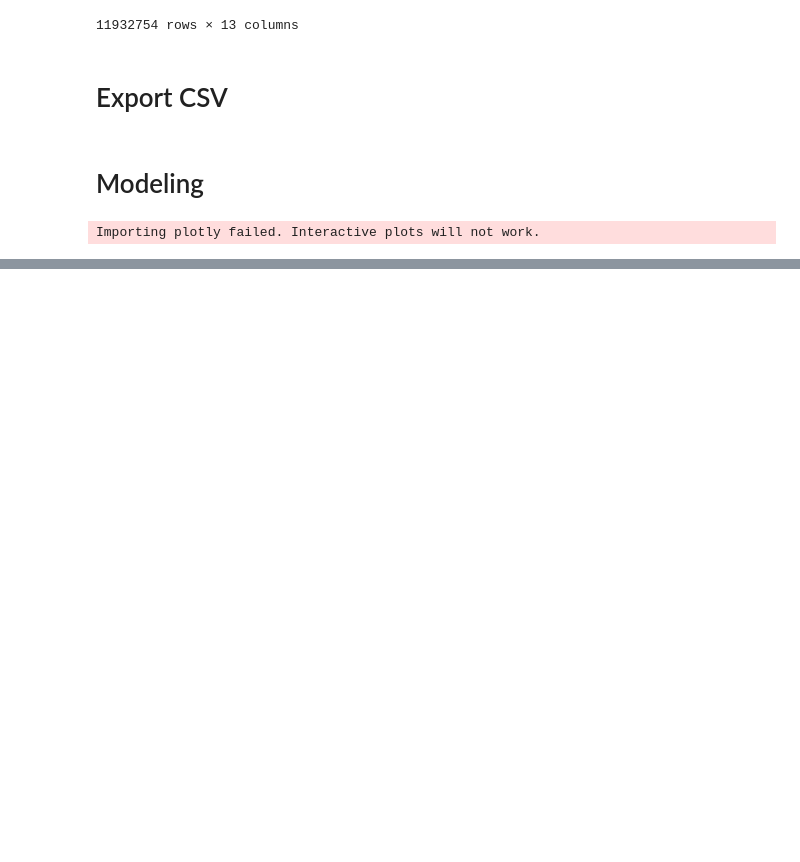
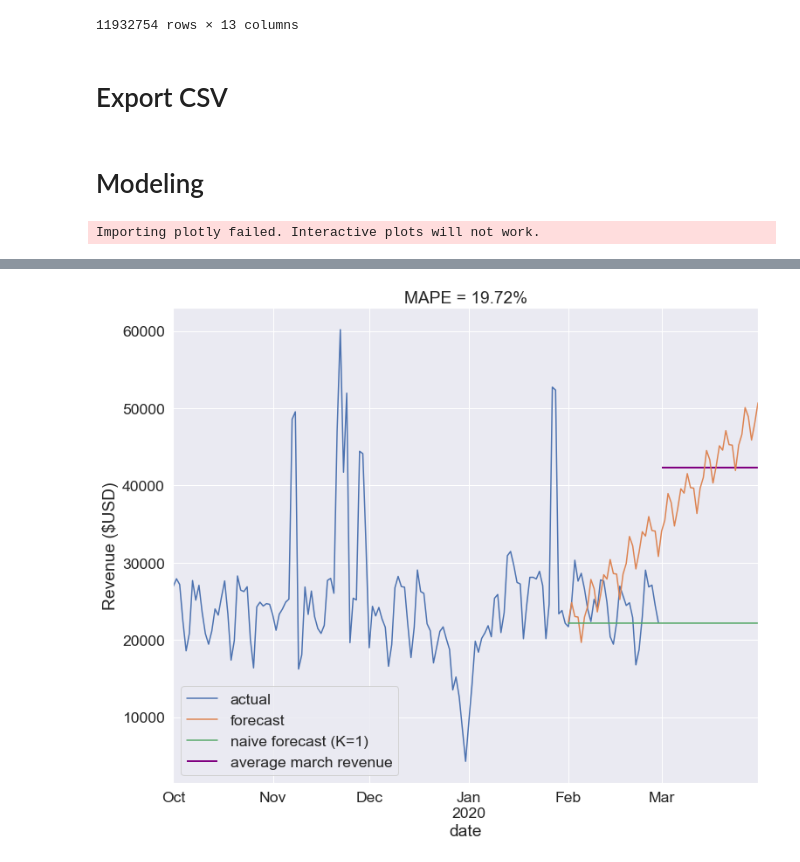
Before and after one commit to jerazo1744/JaquelinErazo-FinalCapstone, a Jupyter notebook: FinalCapstone.ipynb, the cells around one changed output, grey strips where cells are left out. Cells and saved outputs as stored; diff of their text form; code cells hidden in the pictures; blank space fills up the shorter version.

Commit message:
modeling updated

```diff
--- a/FinalCapstone.ipynb
+++ b/FinalCapstone.ipynb
@@ -520,0 +552,24 @@ ValueError: Could not infer explicit frequency. Observed frequencies: none. Is S
+# %%
+def eval_model(model):
+    naive_model = NaiveSeasonal(K=1)
+    naive_model.fit(train)
+    naive_forecast = naive_model.predict(60)
+    model.fit(train)
+    forecast = model.predict(60)
+    mar = pd.date_range('2020-03-01', '2020-03-31')
+    #avg_mar = np.mean(mar)
+    #print('model {} obtains MAPE: {:.2f}%'.format(model, mape(val, forecast)))
+    #print(forecast)
+    plt.figure(figsize=(12,10))
+    sns.set(font_scale=1.6)
+    series.plot(label='actual')
+    forecast.plot(label='forecast')
+    naive_forecast.plot(label='naive forecast (K=1)')
+    plt.hlines(42250.699142, min(mar), max(mar), label='average march revenue', color='purple', lw=2)
+    plt.title('MAPE = {:.2f}%'.format(mape(forecast, series)))
+    plt.ylabel('Revenue ($USD)')
+    plt.legend();
+
+eval_model(ExponentialSmoothing())
+# %% [output]
+[figure, added]
```
Also changed, not shown: parts of 7 cells of this notebook.
